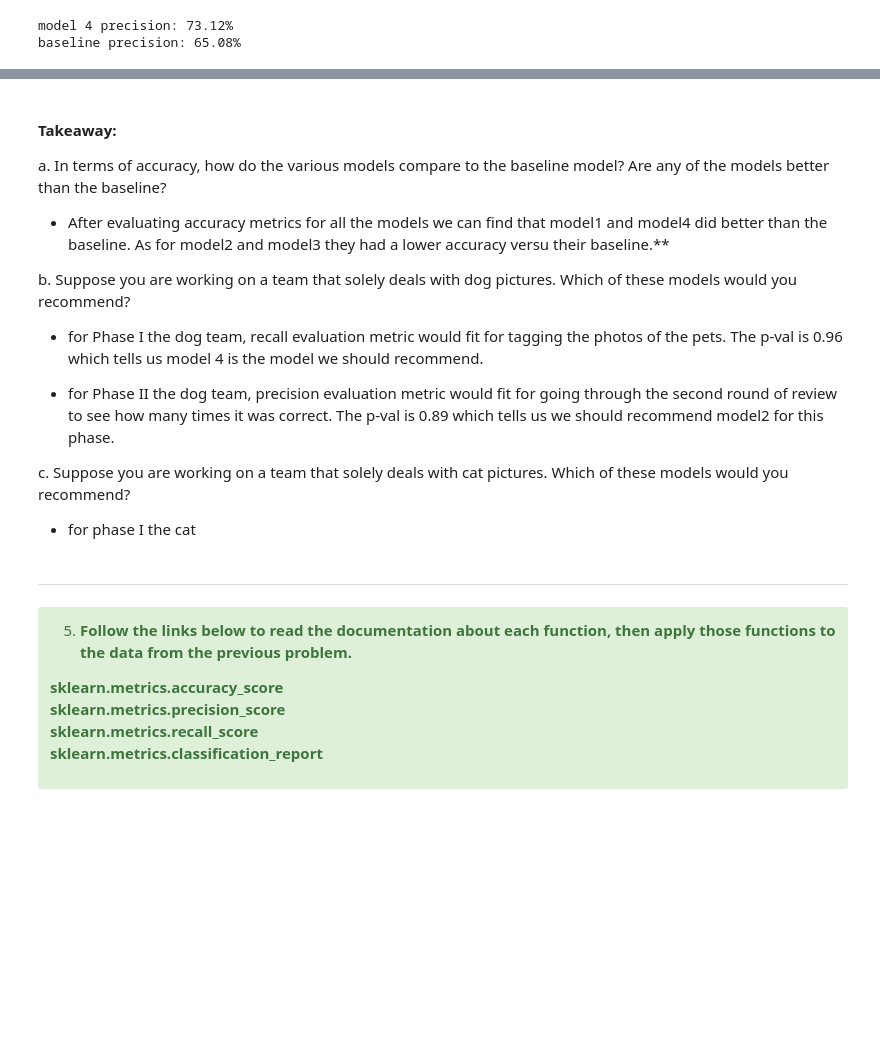
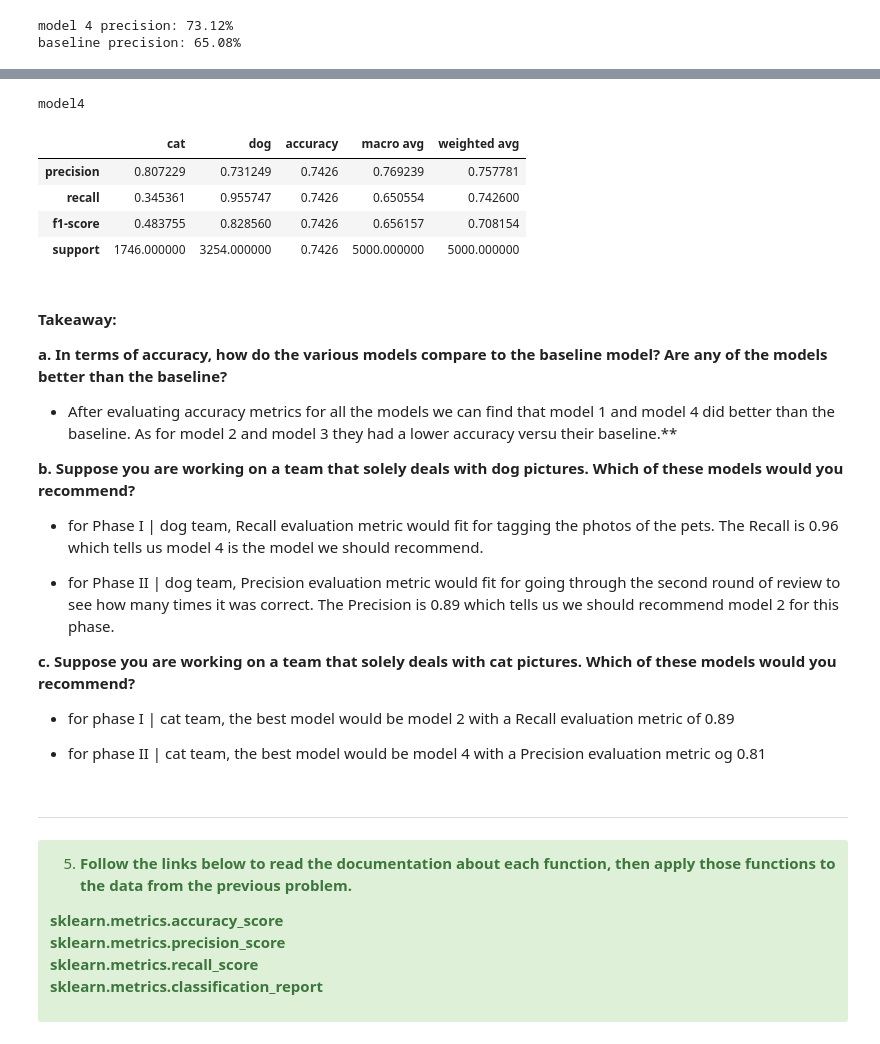
Before and after one commit to Marc-Aradillas/Classification_exercises.ipynb, a Jupyter notebook: model_evaluation.ipynb, the cells around one changed output, grey strips where cells are left out. Saved outputs shown, nothing was run; the diff lists cells and outputs as text; code cells hidden in the pictures; blank space fills up the shorter version.

```diff
--- a/model_evaluation.ipynb
+++ b/model_evaluation.ipynb
@@ -579,19 +623,33 @@ baseline precision: 65.08%
+# %%
+print("model4")
+pd.DataFrame(classification_report(df.actual, df.model4,
+                                   labels = ['cat', 'dog'],
+                                   output_dict=True))
+# %% [output]
+model4
+|  | cat | dog | accuracy | macro avg | weighted avg |
+| precision | 0.807229 | 0.731249 | 0.7426 | 0.769239 | 0.757781 |
+| recall | 0.345361 | 0.955747 | 0.7426 | 0.650554 | 0.742600 |
+| f1-score | 0.483755 | 0.828560 | 0.7426 | 0.656157 | 0.708154 |
+| support | 1746.000000 | 3254.000000 | 0.7426 | 5000.000000 | 5000.000000 |
 # %% [markdown]
 #### Takeaway:
 
- a. In terms of accuracy, how do the various models compare to the baseline model? Are any of the models better than the baseline?
+ **a. In terms of accuracy, how do the various models compare to the baseline model? Are any of the models better than the baseline?**
 
-- After evaluating accuracy metrics for all the models we can find that model1 and model4 did better than the baseline. As for model2 and model3 they had a lower accuracy versu their baseline.**
+- After evaluating accuracy metrics for all the models we can find that model 1 and model 4 did better than the baseline. As for model 2 and model 3 they had a lower accuracy versu their baseline.**
 
- b. Suppose you are working on a team that solely deals with dog pictures. Which of these models would you recommend?
+ **b. Suppose you are working on a team that solely deals with dog pictures. Which of these models would you recommend?**
 
-- for Phase I the dog team, recall evaluation metric would fit for tagging the photos of the pets. The p-val is 0.96 which tells us model 4 is the model we should recommend.
+- for Phase I | dog team, Recall evaluation metric would fit for tagging the photos of the pets. The Recall is 0.96 which tells us model 4 is the model we should recommend.
 
-- for Phase II the dog team, precision evaluation metric would fit for going through the second round of review to see how many times it was correct. The p-val is 0.89 which tells us we should recommend model2 for this phase.
+- for Phase II | dog team, Precision evaluation metric would fit for going through the second round of review to see how many times it was correct. The Precision is 0.89 which tells us we should recommend model 2 for this phase.
 
- c. Suppose you are working on a team that solely deals with cat pictures. Which of these models would you recommend?
+ **c. Suppose you are working on a team that solely deals with cat pictures. Which of these models would you recommend?**
 
-- for phase I the cat
+- for phase I | cat team, the best model would be model 2 with a Recall evaluation metric of 0.89
+
+- for phase II | cat team, the best model would be model 4 with a Precision evaluation metric og 0.81
 # %% [markdown]
 ---
 <div class="alert alert-success">
```
Also changed, not shown: parts of 9 cells of this notebook.
